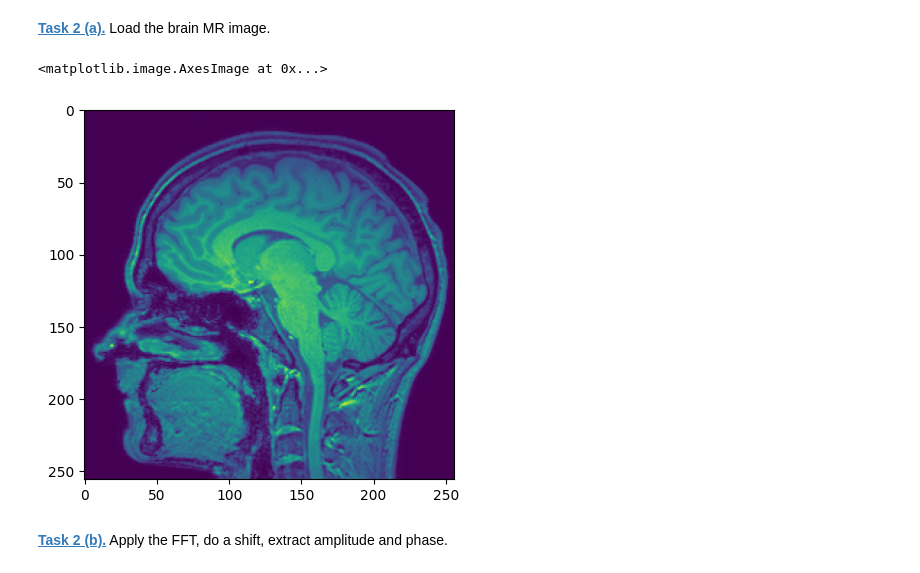
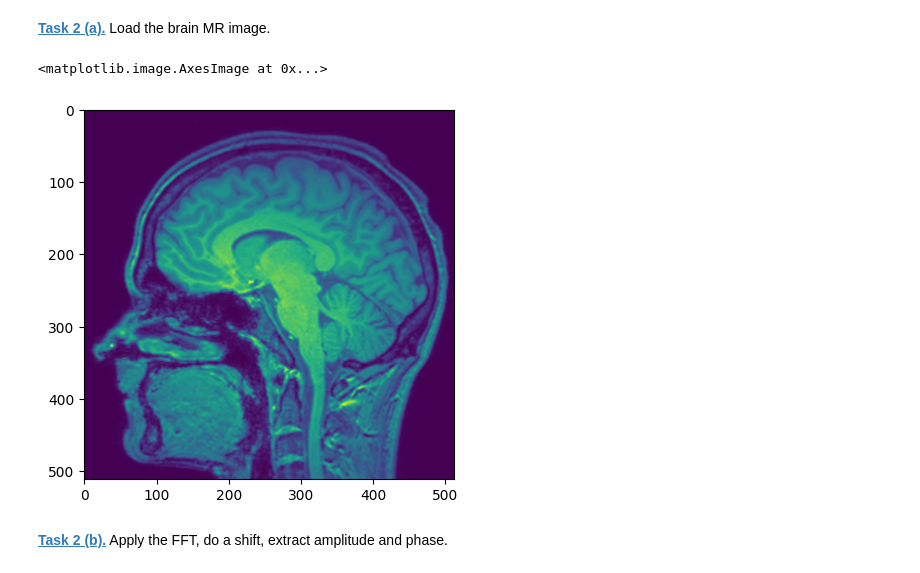
Before and after one commit to mertsoylemezova/mobifs5-python, a Jupyter notebook: fourier.ipynb, the cells around one changed output. Saved outputs shown, nothing was run; the diff lists cells and outputs as text; code cells hidden in the pictures.

```diff
--- a/fourier.ipynb
+++ b/fourier.ipynb
@@ -70,9 +73,10 @@ plt.imshow (restored)
 **[Task 2 (a).]()** Load the brain MR image.
 # %%
 brain_img = plt.imread ('data/brain_mri.png')
+brain_img = resize(brain_img, cell_img.shape)
 plt.imshow(brain_img)
 # %% [output]
 <matplotlib.image.AxesImage at 0x...>
-[figure, old version]
+[figure, new version]
 # %% [markdown]
 **[Task 2 (b).]()** Apply the FFT, do a shift, extract amplitude and phase.
```
Also changed, not shown: parts of 23 cells of this notebook.
